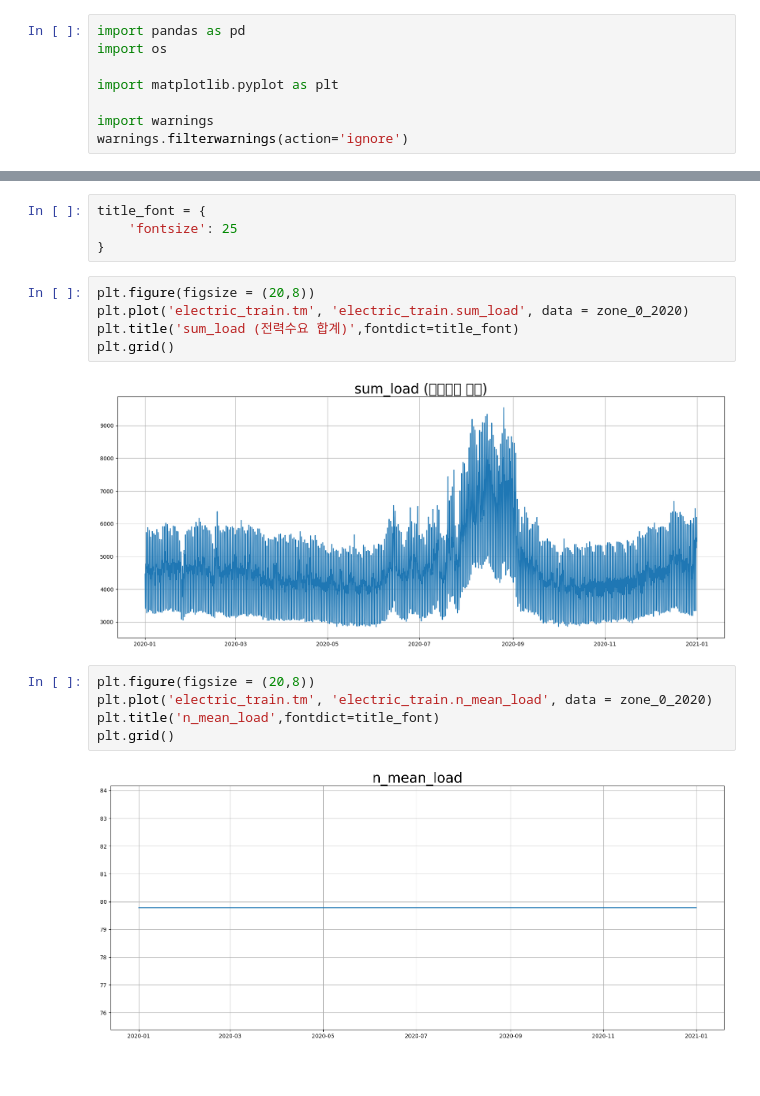
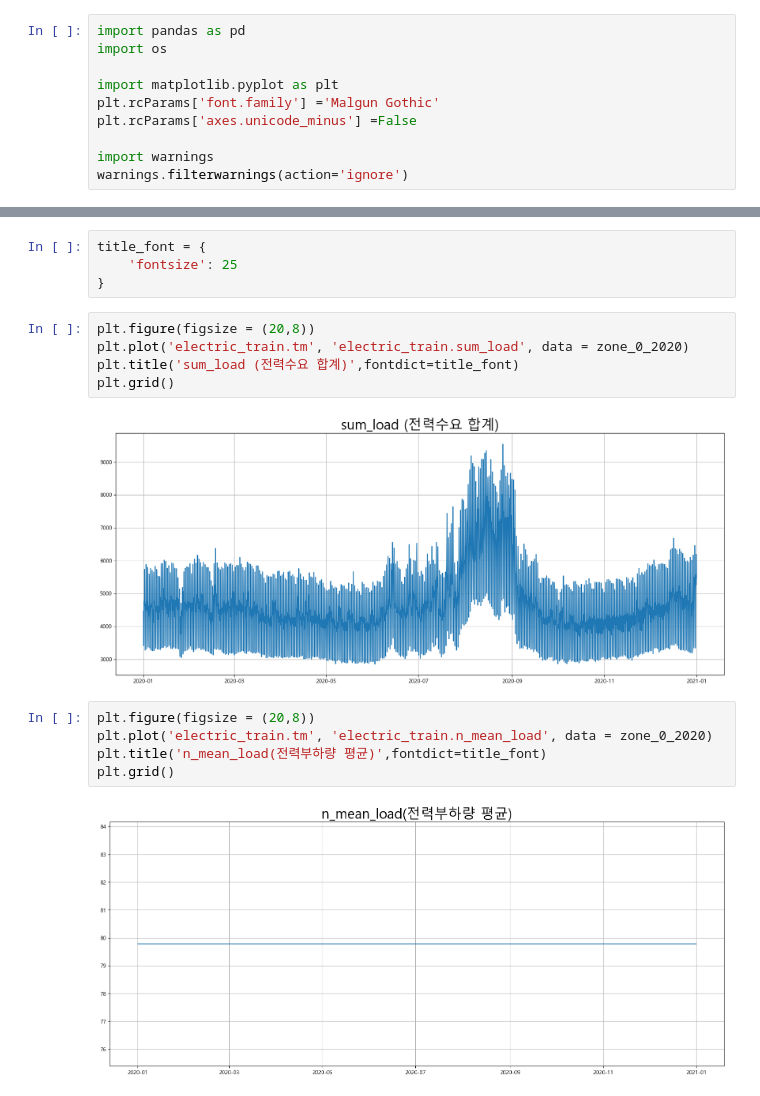
Before and after one commit to khw11044/contest, a Jupyter notebook: 1.data_analysis_5.ipynb, the cells around one changed output, grey strips where cells are left out. Cells and saved outputs as stored; diff of their text form.

```diff
--- a/1.data_analysis_5.ipynb
+++ b/1.data_analysis_5.ipynb
@@ -7,6 +7,8 @@ import pandas as pd
 import os
 
 import matplotlib.pyplot as plt
+plt.rcParams['font.family'] ='Malgun Gothic'
+plt.rcParams['axes.unicode_minus'] =False
 
 import warnings
 warnings.filterwarnings(action='ignore')
@@ -336,14 +338,14 @@ plt.plot('electric_train.tm', 'electric_train.sum_load', data = zone_0_2020)
 plt.title('sum_load (전력수요 합계)',fontdict=title_font)
 plt.grid()
 # %% [output]
-[figure, old version]
+[figure, new version]
 # %%
 plt.figure(figsize = (20,8))
 plt.plot('electric_train.tm', 'electric_train.n_mean_load', data = zone_0_2020)
-plt.title('n_mean_load',fontdict=title_font)
+plt.title('n_mean_load(전력부하량 평균)',fontdict=title_font)
 plt.grid()
 # %% [output]
-[figure, old version]
+[figure, new version]
 # %%
 plt.figure(figsize = (20,8))
 plt.plot('electric_train.tm', 'electric_train.elec', data = zone_0_2020)
```
Also changed, not shown: parts of 6 cells of this notebook, 4 other files.
